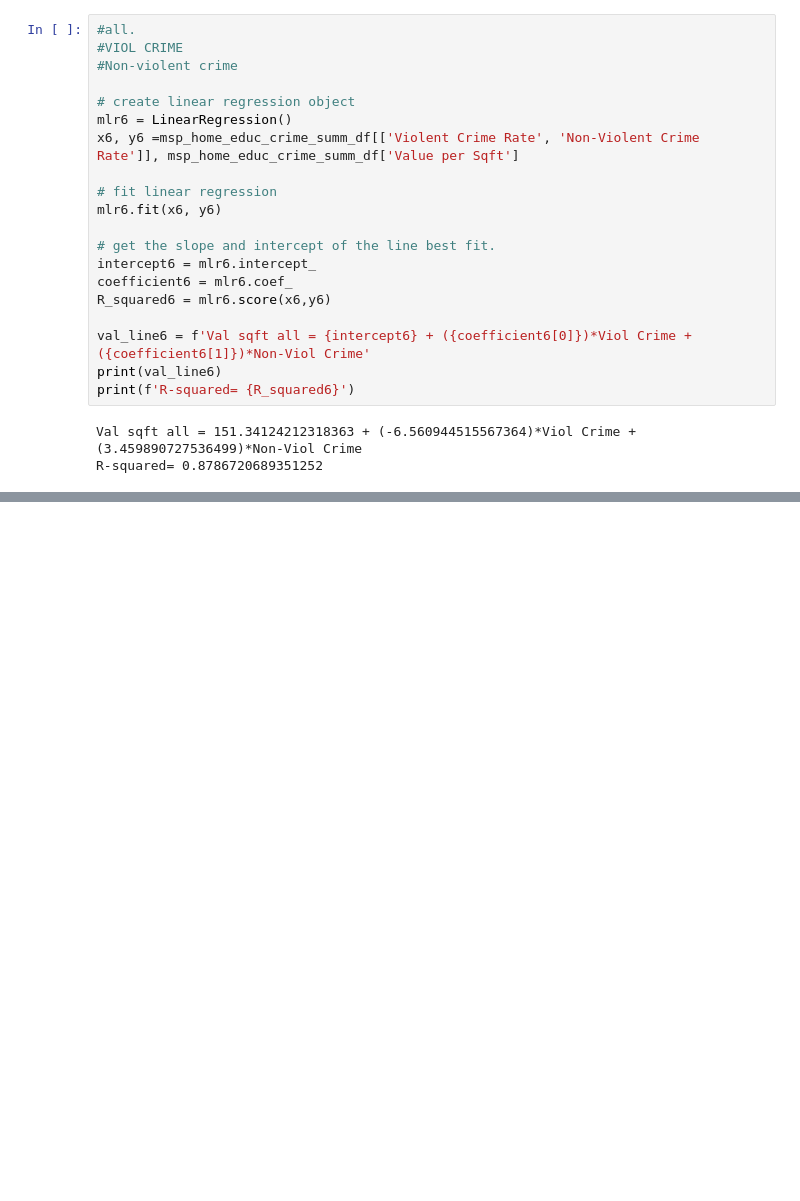
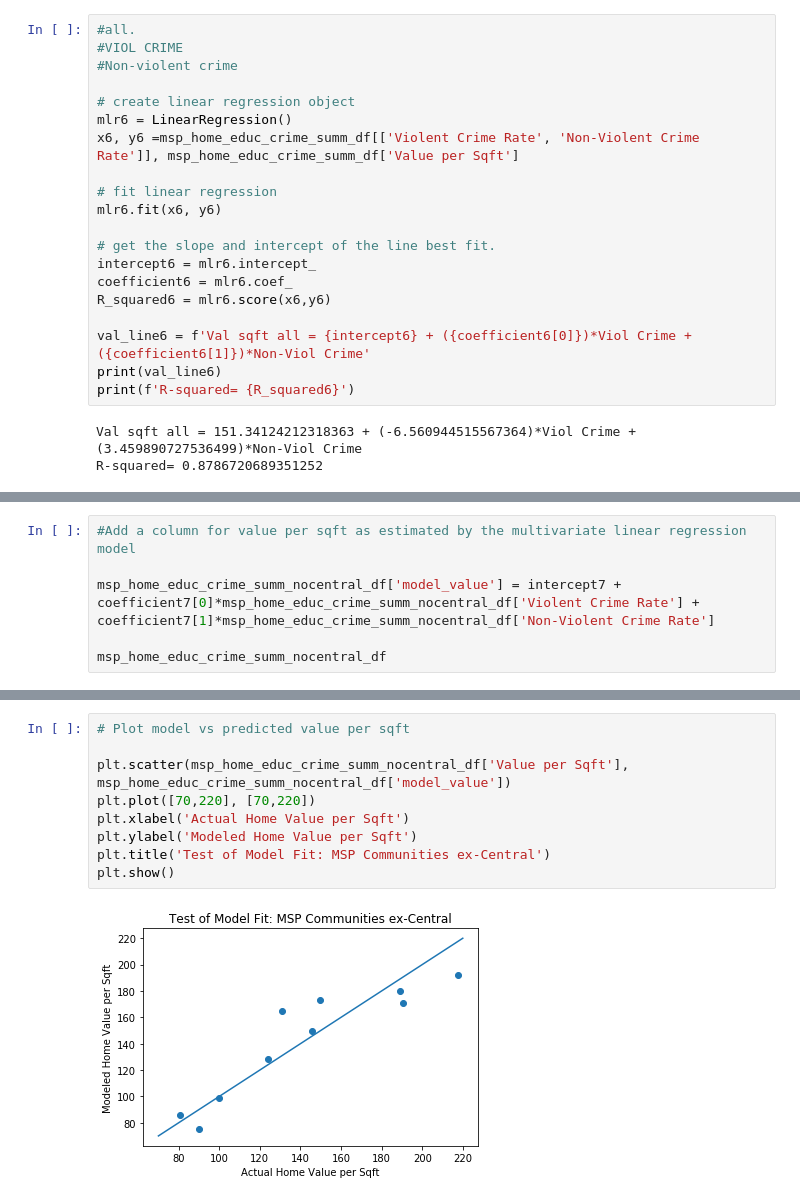
Before and after one commit to abartczak/Crime_Housing_Schools_Correlation, a Jupyter notebook: Housing Data/TEAM12_multivariate_analytics.ipynb, the cells around one changed output, grey strips where cells are left out. Saved outputs shown, nothing was run; the diff lists cells and outputs as text; blank space fills up the shorter version.

```diff
--- a/Housing Data/TEAM12_multivariate_analytics.ipynb
+++ b/Housing Data/TEAM12_multivariate_analytics.ipynb
@@ -232,3 +235,9 @@ print(f'R-squared= {R_squared7}')
 # %% [output]
 Val sqft ex-C = 186.76460889135444 + (-6.357173045867092)*Viol Crime + (2.0516586751963093)*Non-Viol Crime
 R-squared= 0.8353100839801693
+# %%
+#Add a column for value per sqft as estimated by the multivariate linear regression model
+
+msp_home_educ_crime_summ_nocentral_df['model_value'] = intercept7 + coefficient7[0]*msp_home_educ_crime_summ_nocentral_df['Violent Crime Rate'] + coefficient7[1]*msp_home_educ_crime_summ_nocentral_df['Non-Violent Crime Rate']
+
+msp_home_educ_crime_summ_nocentral_df
@@ -234,0 +256,11 @@ R-squared= 0.8353100839801693
+# %%
+# Plot model vs predicted value per sqft
+
+plt.scatter(msp_home_educ_crime_summ_nocentral_df['Value per Sqft'], msp_home_educ_crime_summ_nocentral_df['model_value'])
+plt.plot([70,220], [70,220])
+plt.xlabel('Actual Home Value per Sqft')
+plt.ylabel('Modeled Home Value per Sqft')
+plt.title('Test of Model Fit: MSP Communities ex-Central')
+plt.show()
+# %% [output]
+[figure, added]
```
Also changed, not shown: parts of 5 cells of this notebook, 22 other files.
